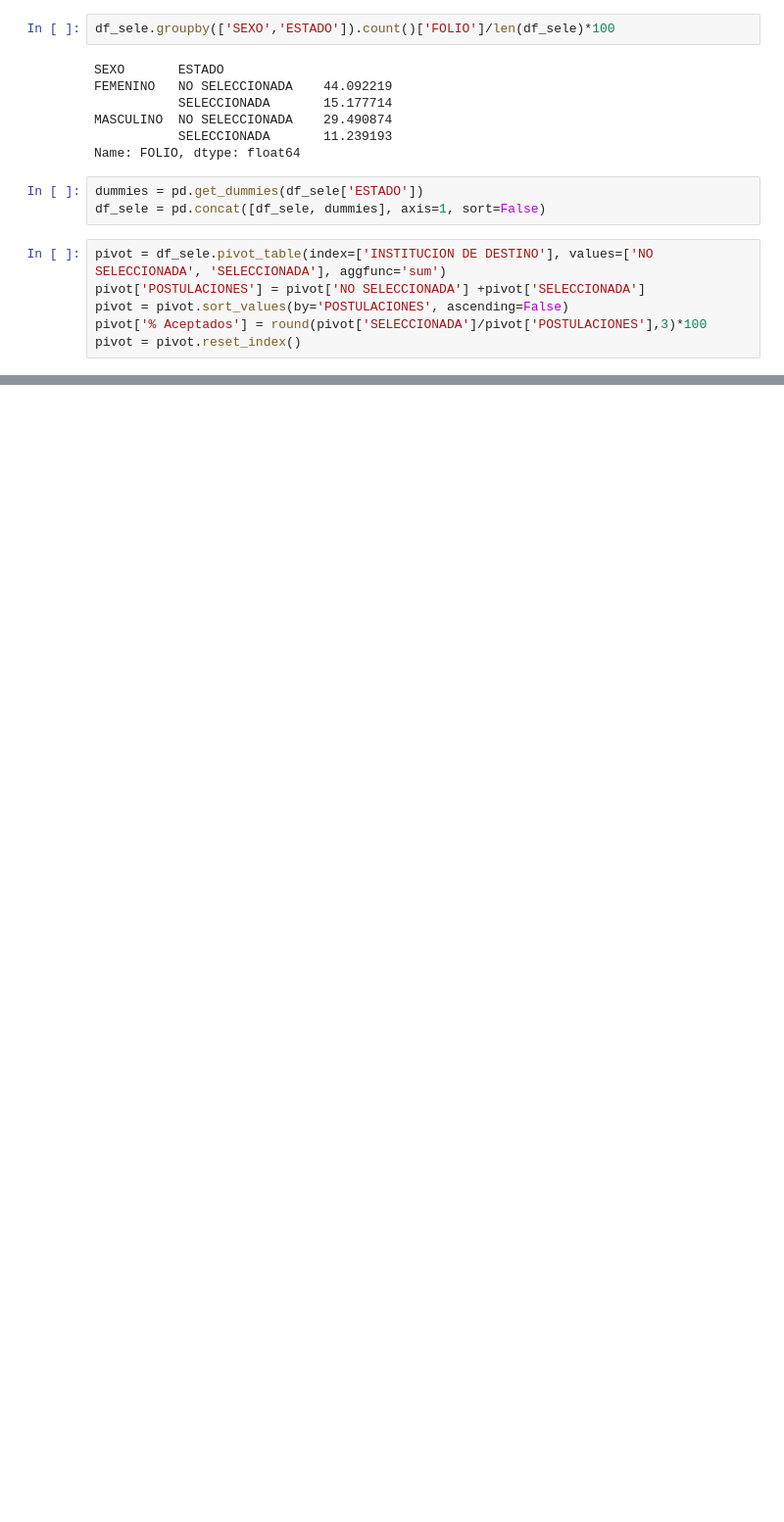
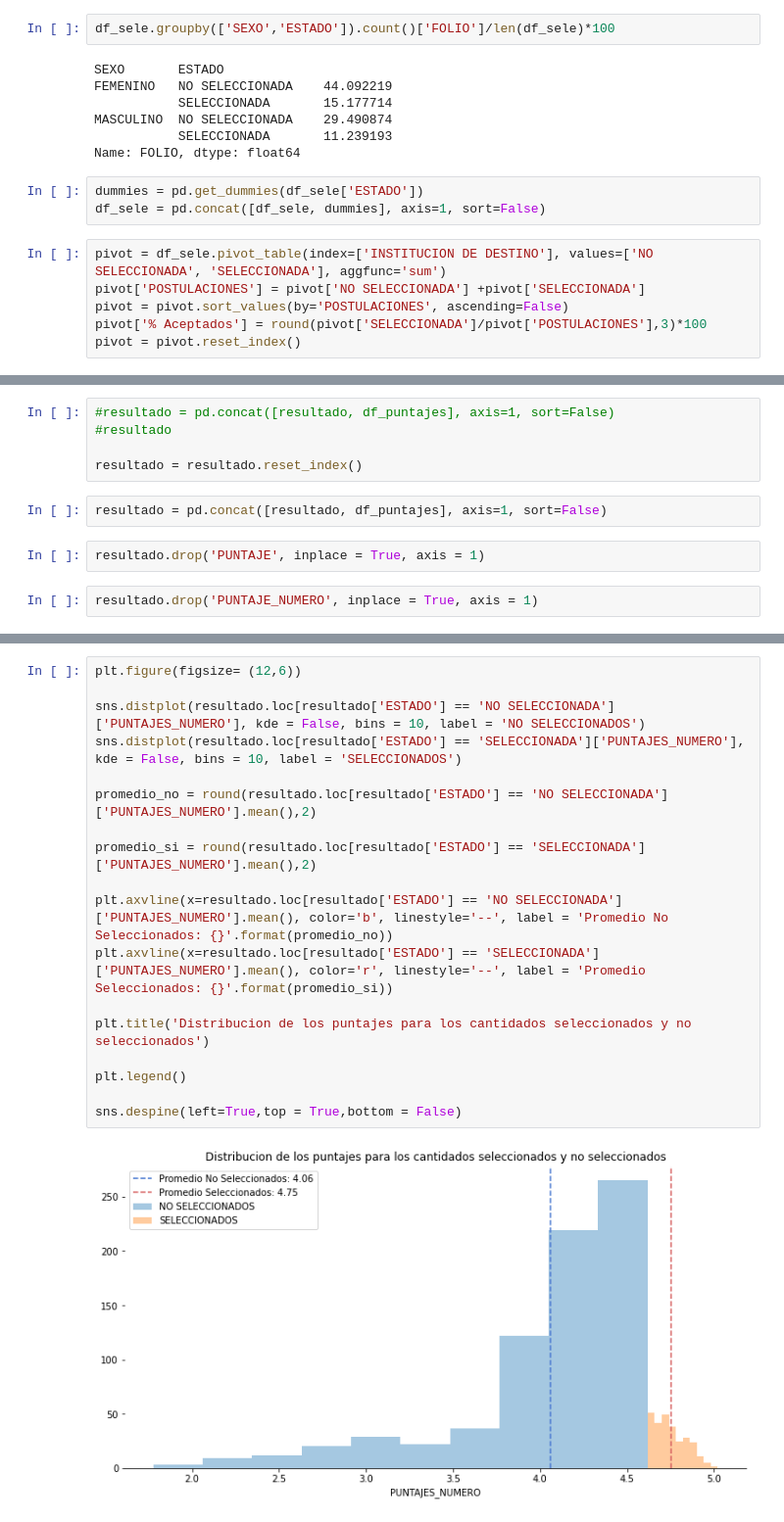
Before and after one commit to Foco22/BECAS_MAGISTER, a Jupyter notebook: AnalisisBase.ipynb, the cells around one changed output, grey strips where cells are left out. Shown: that part at 98% size. Saved outputs shown, nothing was run; the diff lists cells and outputs as text; blank space fills up the shorter version.

```diff
--- a/AnalisisBase.ipynb
+++ b/AnalisisBase.ipynb
@@ -230,0 +467,11 @@ plt.xticks(rotation=90)
+# %%
+#resultado = pd.concat([resultado, df_puntajes], axis=1, sort=False)
+#resultado
+
+resultado = resultado.reset_index()
+# %%
+resultado = pd.concat([resultado, df_puntajes], axis=1, sort=False)
+# %%
+resultado.drop('PUNTAJE', inplace = True, axis = 1)
+# %%
+resultado.drop('PUNTAJE_NUMERO', inplace = True, axis = 1)
@@ -230,0 +487,20 @@ plt.xticks(rotation=90)
+# %%
+plt.figure(figsize= (12,6))
+
+sns.distplot(resultado.loc[resultado['ESTADO'] == 'NO SELECCIONADA']['PUNTAJES_NUMERO'], kde = False, bins = 10, label = 'NO SELECCIONADOS')
+sns.distplot(resultado.loc[resultado['ESTADO'] == 'SELECCIONADA']['PUNTAJES_NUMERO'], kde = False, bins = 10, label = 'SELECCIONADOS')
+
+promedio_no = round(resultado.loc[resultado['ESTADO'] == 'NO SELECCIONADA']['PUNTAJES_NUMERO'].mean(),2)
+
+promedio_si = round(resultado.loc[resultado['ESTADO'] == 'SELECCIONADA']['PUNTAJES_NUMERO'].mean(),2)
+
+plt.axvline(x=resultado.loc[resultado['ESTADO'] == 'NO SELECCIONADA']['PUNTAJES_NUMERO'].mean(), color='b', linestyle='--', label = 'Promedio No Seleccionados: {}'.format(promedio_no))
+plt.axvline(x=resultado.loc[resultado['ESTADO'] == 'SELECCIONADA']['PUNTAJES_NUMERO'].mean(), color='r', linestyle='--', label = 'Promedio Seleccionados: {}'.format(promedio_si))
+
+plt.title('Distribucion de los puntajes para los cantidados seleccionados y no seleccionados')
+
+plt.legend()
+
+sns.despine(left=True,top = True,bottom = False)
+# %% [output]
+[figure, added]
```
Also changed, not shown: parts of 33 cells of this notebook.
